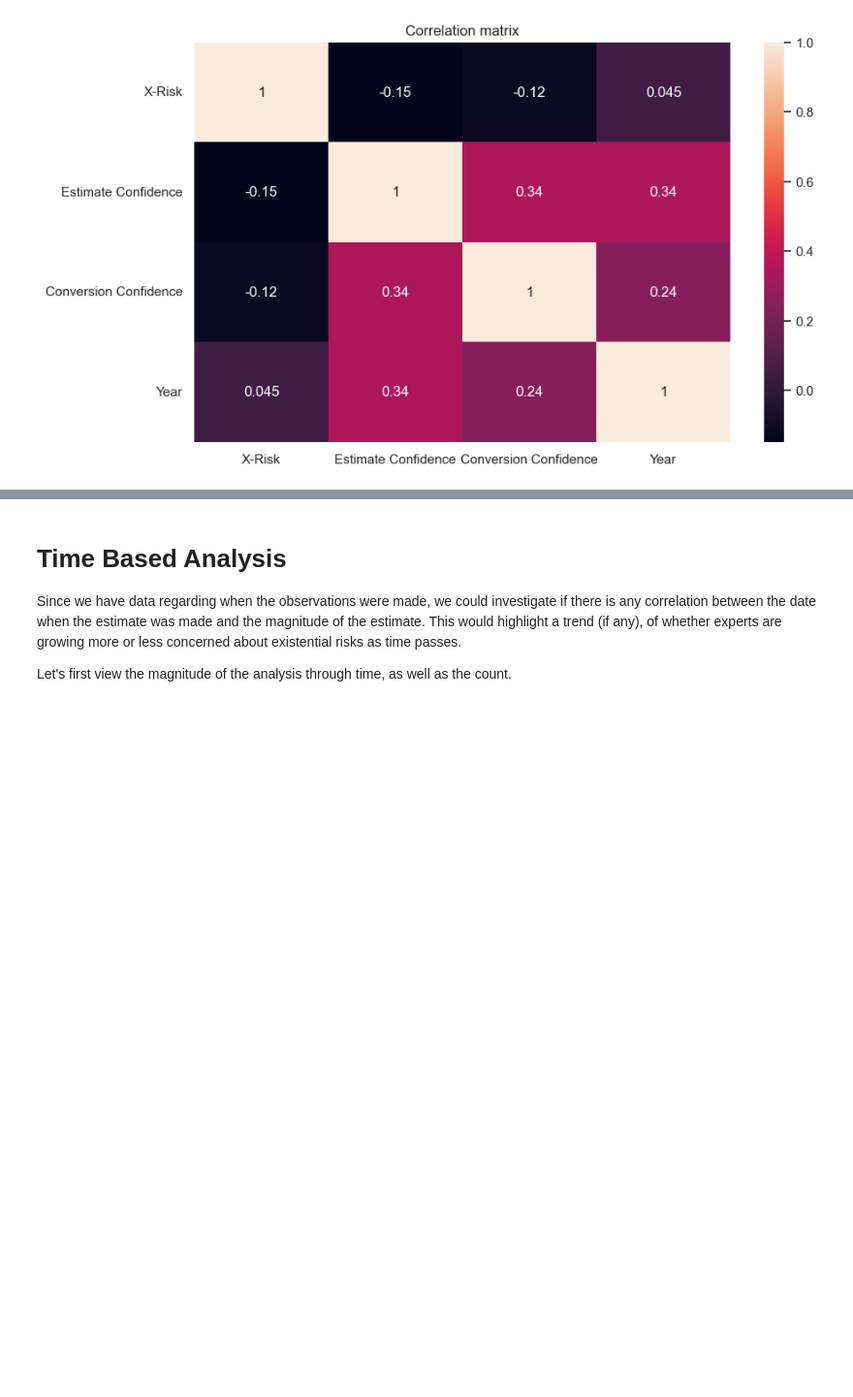
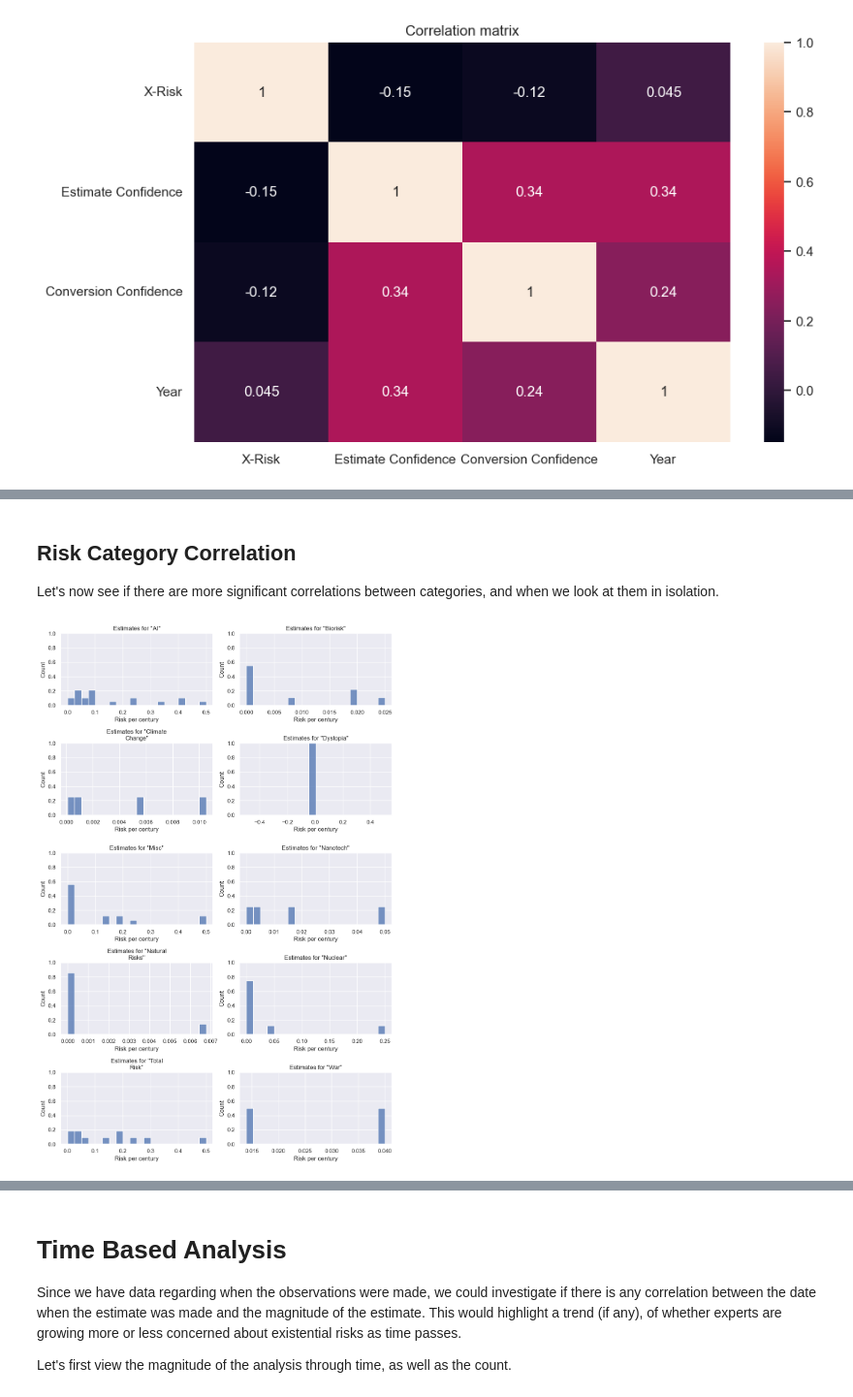
Before and after one commit to aarangop/the-extinction-game, a Jupyter notebook: x-risk-eda.ipynb, the cells around one changed output, grey strips where cells are left out. Shown at 97% size. Saved outputs shown, nothing was run; the diff lists cells and outputs as text; code cells hidden in the pictures; blank space fills up the shorter version.

```diff
--- a/x-risk-eda.ipynb
+++ b/x-risk-eda.ipynb
@@ -338,2 +430,24 @@ These patterns suggest that while our confidence in making these estimates has i
 
 We also have to consider that we're dealing with a very small dataset. Maybe if we could increase the number of data points, we could reveal more robust insights.
+# %% [markdown]
+## Risk Category Correlation
+
+Let's now see if there are more significant correlations between categories, and when we look at them in isolation.
+# %%
+group_by_category = df.groupby('risk_category')
+
+# Plot the distribution of risk estimates per category
+fig, axes = plt.subplots(5, 2, figsize=(10, 15))
+
+for i, (category, data) in enumerate(group_by_category):
+  ax = axes[i // 2, i % 2]
+  sns.histplot(data['per_century_risk'], bins=20, ax=ax, stat='probability')
+  ax.set_title(f'Estimates for "{categories_aliases[category]}"')
+  ax.set_xlabel('Risk per century')
+  ax.set_ylabel('Count')
+  ax.set_ylim(0, 1)
+
+plt.tight_layout()
+plt.show()
+# %% [output]
+[figure, added]
```
Also changed, not shown: parts of 48 cells of this notebook, 2 other files.
